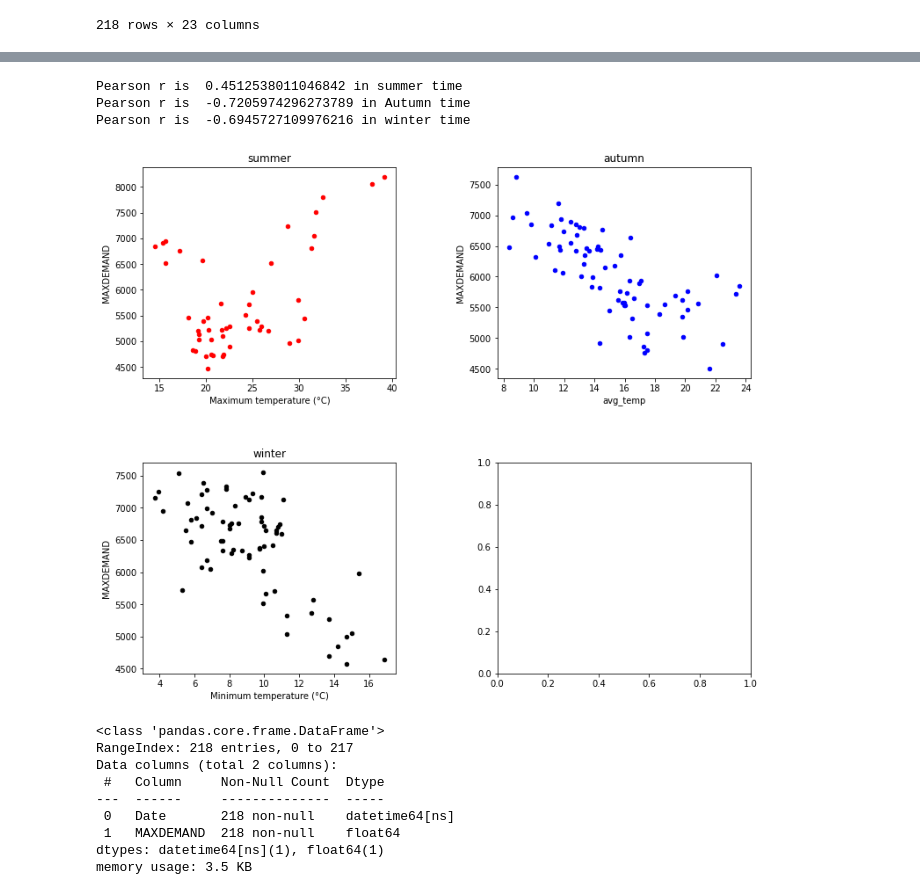
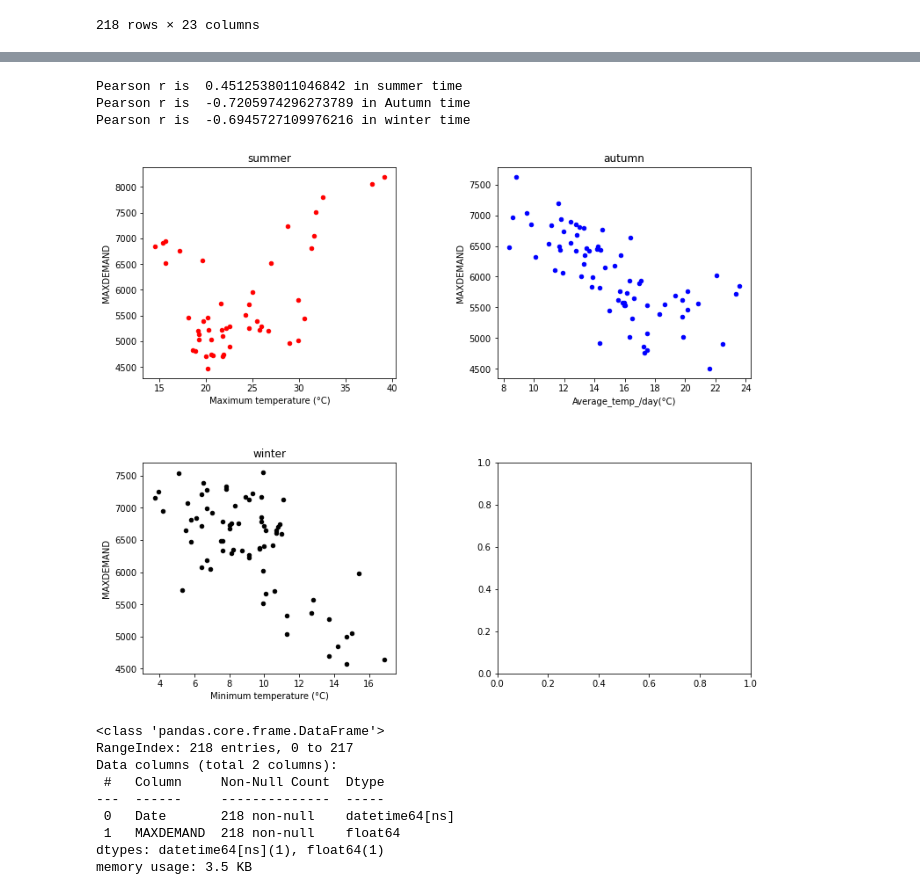
Before and after one commit to smbayat11/Assignment2_Group9, a Jupyter notebook: A2-Group9_2_metafile.ipynb, the cells around one changed output, grey strips where cells are left out. Drawn from its saved outputs; the diff is of its cells as text; code cells hidden in the pictures.

```diff
--- a/A2-Group9_2_metafile.ipynb
+++ b/A2-Group9_2_metafile.ipynb
@@ -249,36 +231,36 @@ MergeData
 fig, axes = plt.subplots(nrows=2, ncols=2, figsize=(12,10))
 
 ax1 = axes[0][0]
 summer_start = '2020-12-01'
 summer_end =  '2021-02-28'
 summer = MergeData.loc[(MergeData['Date'] >= summer_start) & (MergeData['Date'] <= summer_end)]
 summer.plot.scatter (x = 'Maximum temperature (°C)', y = 'MAXDEMAND', title="summer", ax = ax1, lw = 1, c = 'r')
 print("Pearson r is ",summer['Maximum temperature (°C)'].corr(summer['MAXDEMAND']), "in summer time")
 
 
 ax2 = axes[0][1]
 autumn_start = '2021-3-01'
 autumn_end = '2021-5-31'
 autumn = MergeData.loc[(MergeData['Date'] >= autumn_start) & (MergeData['Date'] <= autumn_end)]
-autumn.plot.scatter (x = 'avg_temp', y = 'MAXDEMAND',title="autumn", ax = ax2, lw = 1, c = 'b')
-print("Pearson r is ",autumn['avg_temp'].corr(autumn['MAXDEMAND']), "in Autumn time")
+autumn.plot.scatter (x = 'Average_temp_/day(°C)', y = 'MAXDEMAND',title="autumn", ax = ax2, lw = 1, c = 'b')
+print("Pearson r is ",autumn['Average_temp_/day(°C)'].corr(autumn['MAXDEMAND']), "in Autumn time")
 
 
 ax3 = axes[1][0]
 winter_start = '2021-06-01'
 winter_end = '2021-08-31'
 winter = MergeData.loc[(MergeData['Date'] >= '2021-06-01') & (MergeData['Date'] <= '2021-08-31') ]
 winter.plot.scatter (x = 'Minimum temperature (°C)', y = 'MAXDEMAND',title="winter", ax = ax3, lw = 1, c = 'k')
 print("Pearson r is ",winter['Minimum temperature (°C)'].corr(winter['MAXDEMAND']), "in winter time")
 
 
 plt.subplots_adjust(left=0.1,bottom=0.1, right=0.9, top=0.9, wspace=0.4, hspace=0.4)
 plt.show()
 # %% [output]
 Pearson r is  0.4512538011046842 in summer time
 Pearson r is  -0.7205974296273789 in Autumn time
 Pearson r is  -0.6945727109976216 in winter time
-[figure, old version]
+[figure, new version]
 # %%
 # get max. energy usage of each day
 new_price_df=MergeData.groupby(['Date'])['MAXDEMAND'].max().reset_index()
```
Also changed, not shown: parts of 41 cells of this notebook.
